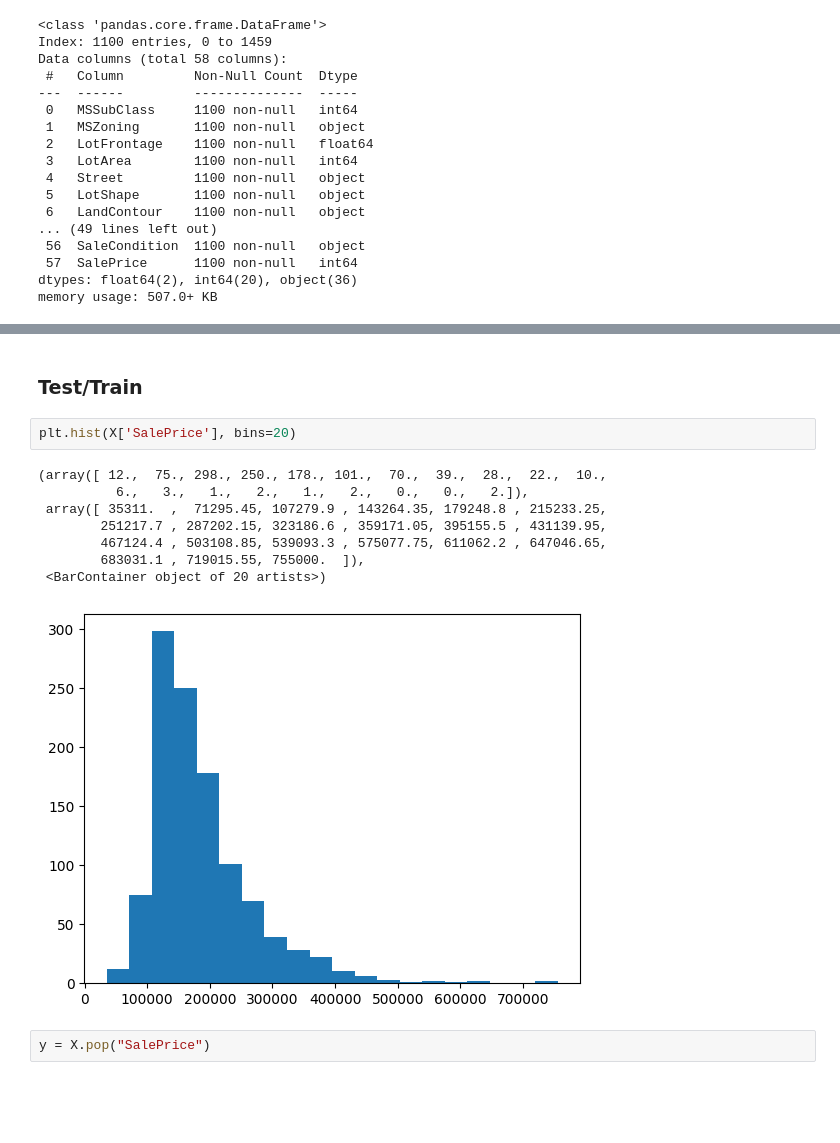
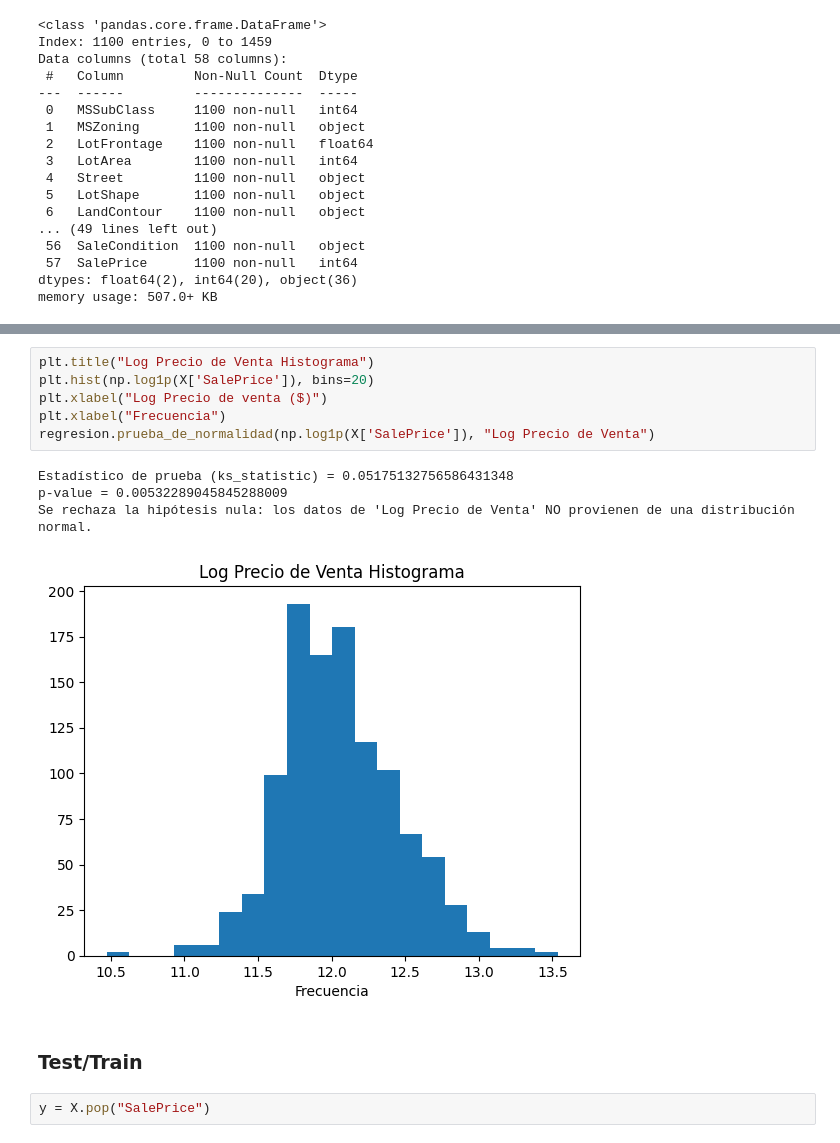
Before and after one commit to MarchMol/Naive_Bayes, a Jupyter notebook: actividades.ipynb, the cells around one changed output, grey strips where cells are left out. Saved outputs shown, nothing was run; the diff lists cells and outputs as text; blank space fills up the shorter version.

```diff
--- a/actividades.ipynb
+++ b/actividades.ipynb
@@ -36,16 +49,16 @@ memory usage: 507.0+ KB
+# %%
+plt.title("Log Precio de Venta Histograma")
+plt.hist(np.log1p(X['SalePrice']), bins=20)
+plt.xlabel("Log Precio de venta ($)")
+plt.xlabel("Frecuencia")
+regresion.prueba_de_normalidad(np.log1p(X['SalePrice']), "Log Precio de Venta")
+# %% [output]
+Estadístico de prueba (ks_statistic) = 0.05175132756586431348
+p-value = 0.00532289045845288009
+Se rechaza la hipótesis nula: los datos de 'Log Precio de Venta' NO provienen de una distribución normal.
+[figure, added]
 # %% [markdown]
 ### Test/Train
-# %%
-plt.hist(X['SalePrice'], bins=20)
-# %% [output]
-(array([ 12.,  75., 298., 250., 178., 101.,  70.,  39.,  28.,  22.,  10.,
-          6.,   3.,   1.,   2.,   1.,   2.,   0.,   0.,   2.]),
- array([ 35311.  ,  71295.45, 107279.9 , 143264.35, 179248.8 , 215233.25,
-        251217.7 , 287202.15, 323186.6 , 359171.05, 395155.5 , 431139.95,
-        467124.4 , 503108.85, 539093.3 , 575077.75, 611062.2 , 647046.65,
-        683031.1 , 719015.55, 755000.  ]),
- <BarContainer object of 20 artists>)
-[figure, removed]
 # %%
 y = X.pop("SalePrice")
 # %%
```
Also changed, not shown: parts of 18 cells of this notebook, 2 other files.
